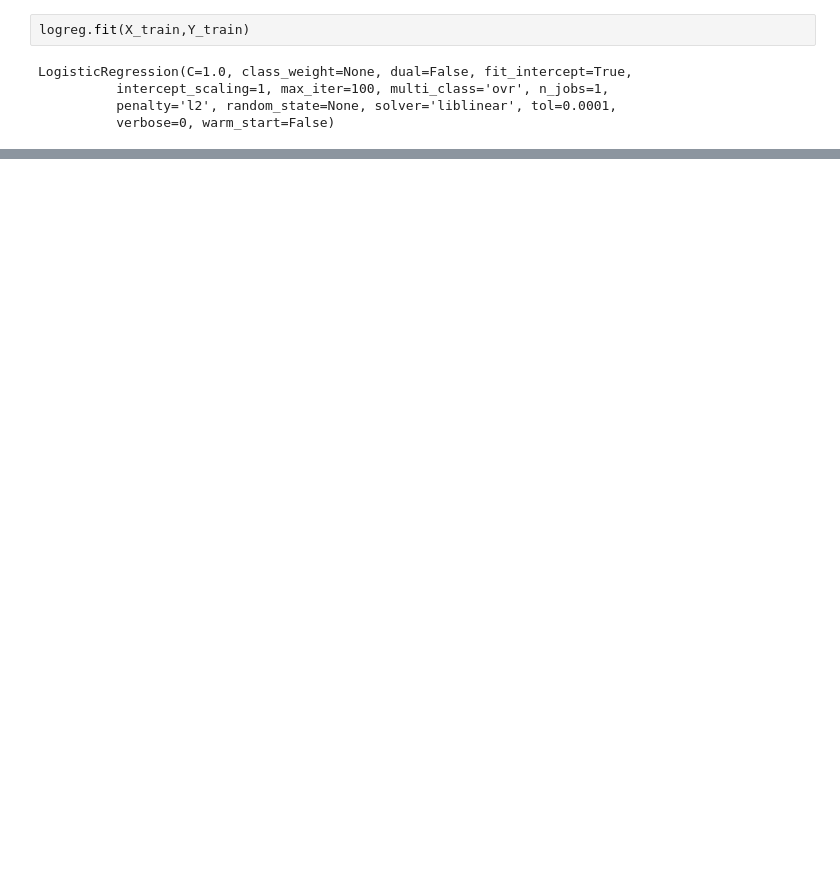
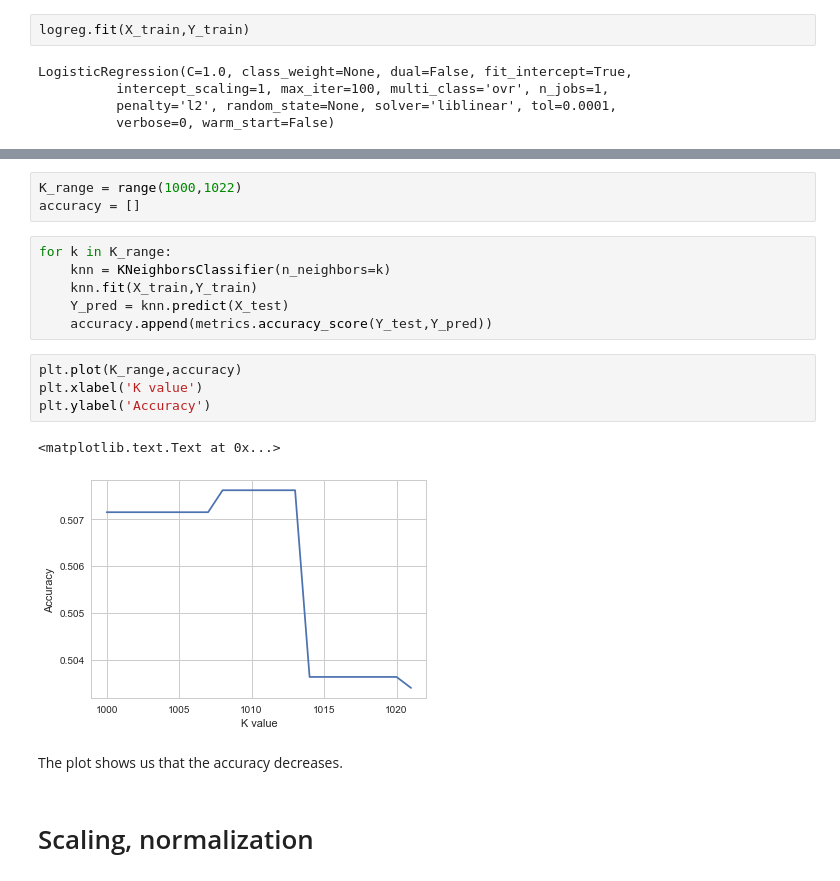
Before and after one commit to AswathKiruba/Machine-Learning, a Jupyter notebook: Multi-Class Classification.ipynb, the cells around one changed output, grey strips where cells are left out. Cells and saved outputs as stored; diff of their text form; blank space fills up the shorter version.

```diff
--- a/Multi-Class Classification.ipynb
+++ b/Multi-Class Classification.ipynb
@@ -122,0 +193,20 @@ print(metrics.accuracy_score(Y_test,Y_pred))
+# %%
+K_range = range(1000,1022)
+accuracy = []
+# %%
+for k in K_range:
+    knn = KNeighborsClassifier(n_neighbors=k)
+    knn.fit(X_train,Y_train)
+    Y_pred = knn.predict(X_test)
+    accuracy.append(metrics.accuracy_score(Y_test,Y_pred))
+# %%
+plt.plot(K_range,accuracy)
+plt.xlabel('K value')
+plt.ylabel('Accuracy')
+# %% [output]
+<matplotlib.text.Text at 0x...>
+[figure, added]
+# %% [markdown]
+The plot shows us that the accuracy decreases.
+# %% [markdown]
+# Scaling, normalization
```
Also changed, not shown: parts of 20 cells of this notebook.
